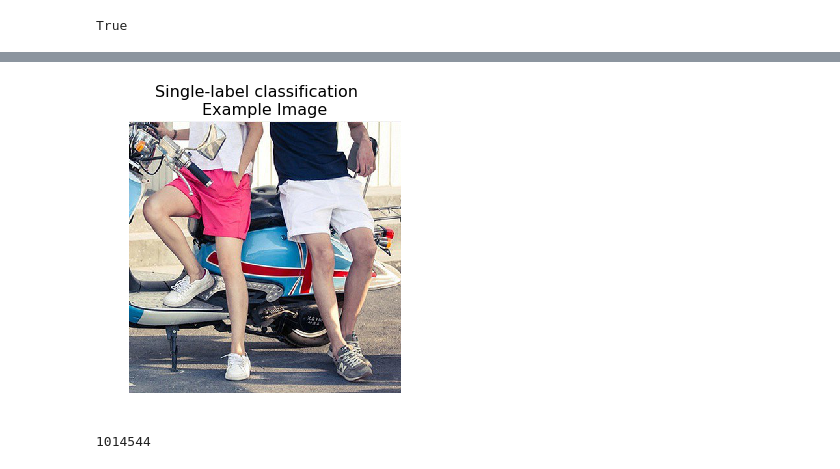
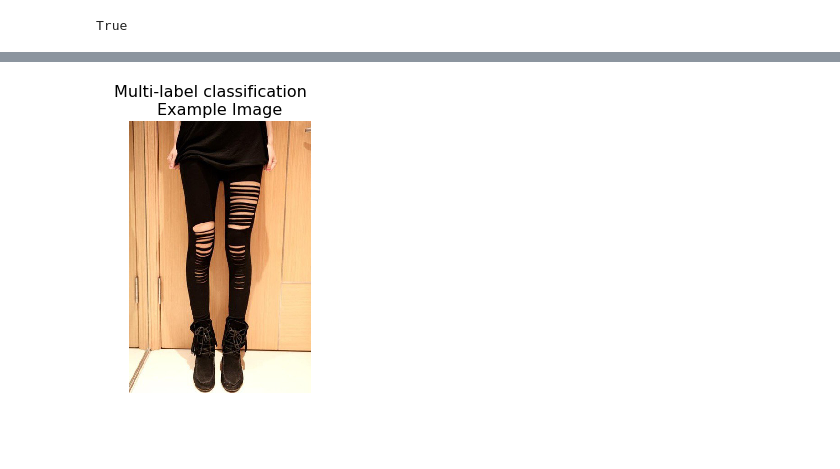
Before and after one commit to jscottcronin/fashion_tags, a Jupyter notebook: code/baseline.ipynb, the cells around one changed output, grey strips where cells are left out. Drawn from its saved outputs; the diff is of its cells as text; code cells hidden in the pictures.

```diff
--- a/code/baseline.ipynb
+++ b/code/baseline.ipynb
@@ -30,10 +32,10 @@ sample_submission.csv.zip  test.json.zip  train.json.zip  validation.json.zip
 # %%
 def get_1st(path): return glob(f'{path}/*.*')[0]
 # %%
-fn = get_1st(f'{PATH}train_10k')
-plots_from_files([fn], titles=['Example Image'], maintitle="Single-label classification")
+fn = get_1st(f'{PATH}train_10kv2')
+plots_from_files([fn], titles=['Example Image'], maintitle="Multi-label classification")
 # %% [output]
-[figure, old version]
+[figure, new version]
 # %%
 from fastai.metrics import f1
 metrics = [f1]
@@ -53,7 +46,0 @@ learn.fit(0.01, 2)
-# %%
-def get_data(sz):
-    tfms = tfms_from_model(f_model, sz, aug_tfms=transforms_top_down, max_zoom=1.05)
-    return ImageClassifierData.from_csv(PATH, 'train-jpg', label_csv, tfms=tfms,
-                    suffix='.jpg', val_idxs=val_idxs, test_name='test-jpg')
-# %% [output]
-1014544
```
Also changed, not shown: parts of 9 cells of this notebook, 2 other files.
